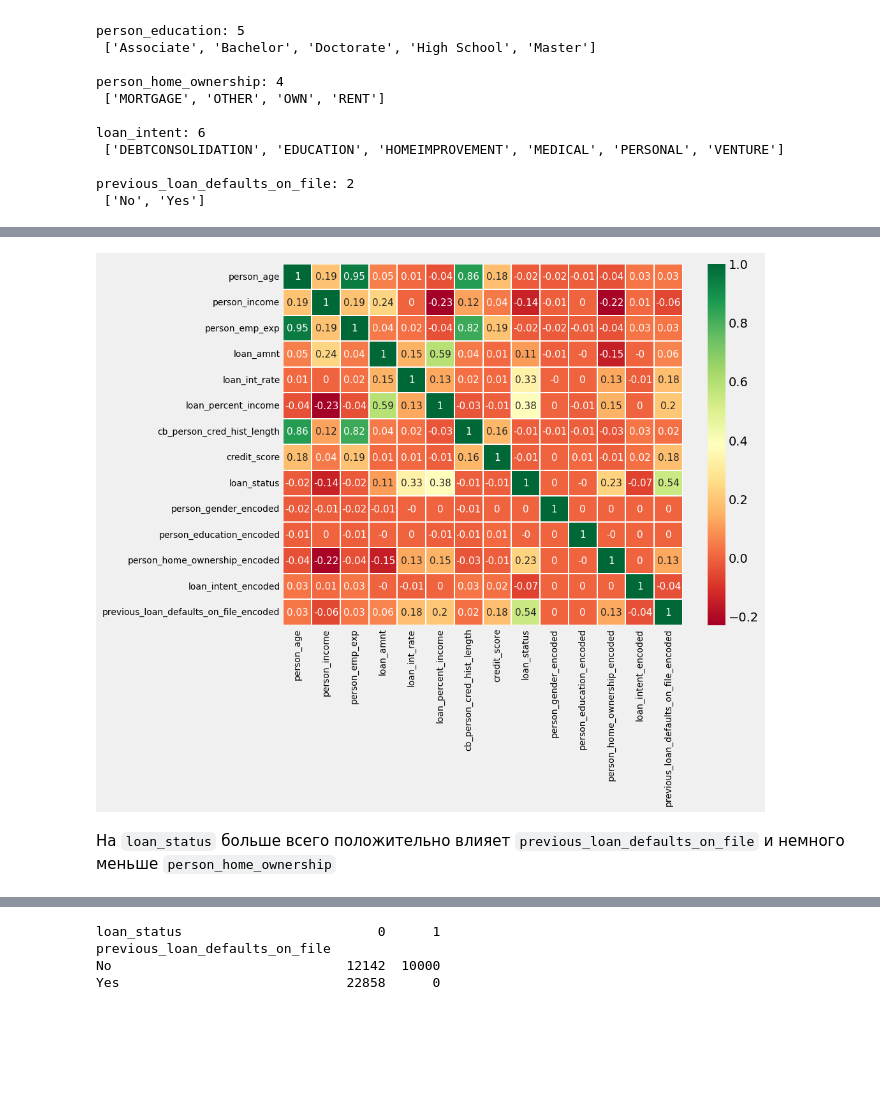
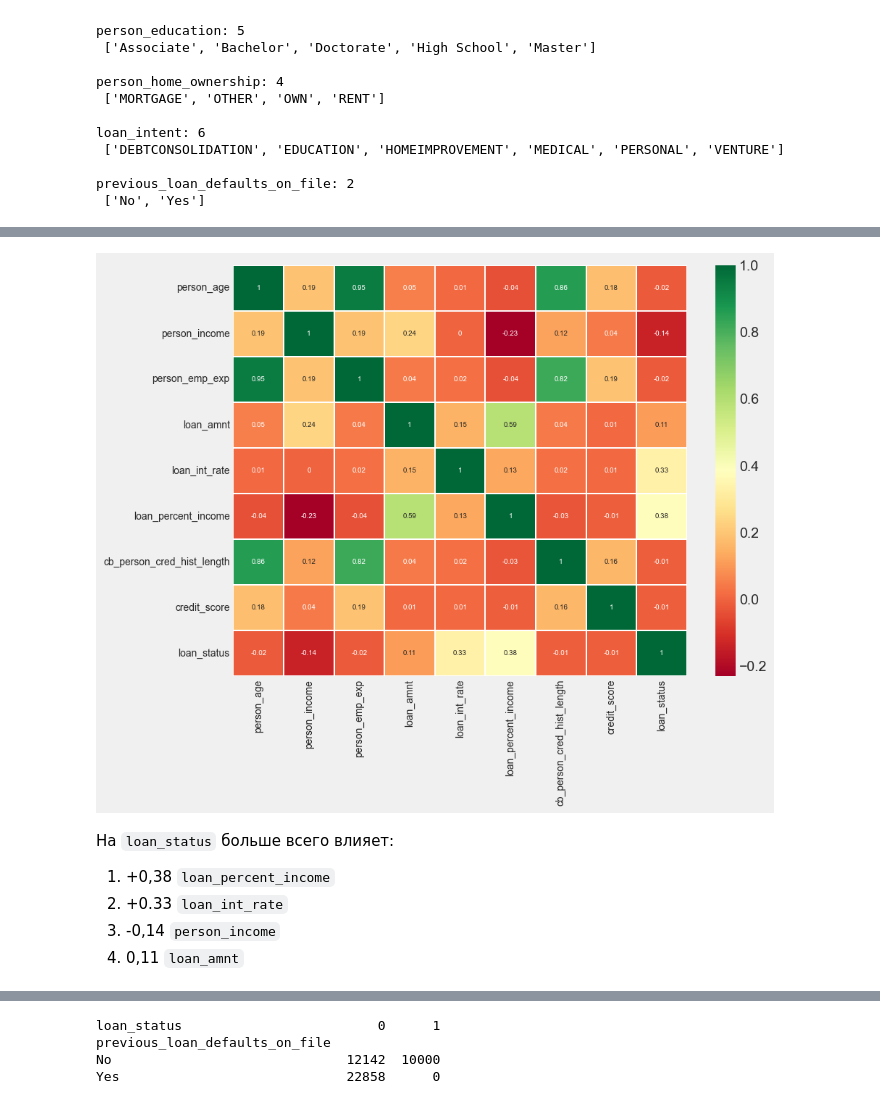
Before and after one commit to troyntwrk/TR_DS_HW, a Jupyter notebook: logreg/HW_logreg.ipynb, the cells around one changed output, grey strips where cells are left out. Saved outputs shown, nothing was run; the diff lists cells and outputs as text; code cells hidden in the pictures; blank space fills up the shorter version.

```diff
--- a/logreg/HW_logreg.ipynb
+++ b/logreg/HW_logreg.ipynb
@@ -543,0 +502,24 @@ df['previous_loan_defaults_on_file_encoded'] = df['previous_loan_defaults_on_fil
+# %%
+# используем One-Hot Encoding
+categorical_cols = [
+    'person_gender',
+    'person_education',
+    'person_home_ownership',
+    'loan_intent',
+    'previous_loan_defaults_on_file'
+]
+
+# Создаем OHE для всех категориальных признаков
+df_encoded = pd.get_dummies(
+    df,
+    columns=categorical_cols,
+    prefix=categorical_cols,
+    drop_first=True  # Убираем первую категорию каждой переменной
+)
+
+print(f"Исходное количество признаков: {df.shape[1]}")
+print(f"После OHE количество признаков: {df_encoded.shape[1]}")
+print(f"\nНовые колонки:")
+for col in df_encoded.columns:
+    if any(col.startswith(cat) for cat in categorical_cols):
+        print(f"  {col}")
@@ -564,11 +578,15 @@ previous_loan_defaults_on_file_encoded        0.03          -0.06            0.0
 # %%
-sns.heatmap(numeric_df.corr().round(2), annot=True, cmap='RdYlGn', linewidths=0.2,annot_kws={'size':11})
+sns.heatmap(df_encoded.select_dtypes(include=['number']).corr().round(2), annot=True, cmap='RdYlGn', linewidths=0.2,annot_kws={'size':7})
 fig=plt.gcf()
 fig.set_size_inches(9,7)
 plt.xticks(fontsize=10)
 plt.yticks(fontsize=10)
 plt.show()
 # %% [output]
-[figure, old version]
+[figure, new version]
 # %% [markdown]
-На `loan_status` больше всего положительно влияет `previous_loan_defaults_on_file` и немного меньше `person_home_ownership`
+На `loan_status` больше всего влияет:
+1) +0,38 `loan_percent_income`
+2) +0.33 `loan_int_rate`
+3) -0,14 `person_income`
+4) 0,11 `loan_amnt`
```
Also changed, not shown: parts of 54 cells of this notebook.
